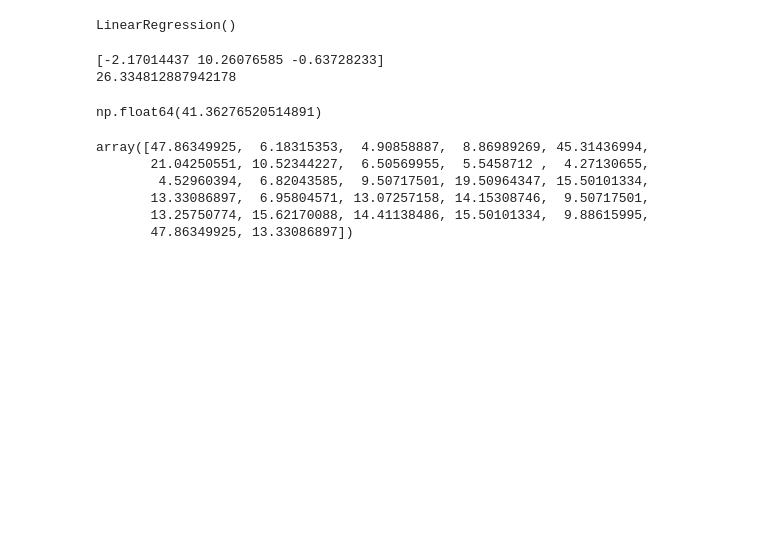
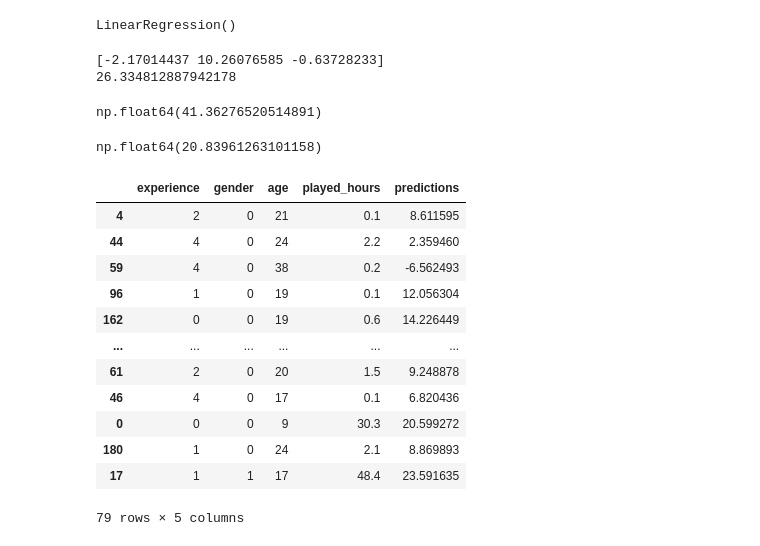
Before and after one commit to mayubi7/dsci-100-project, a Jupyter notebook: dsci_100_fin_project.ipynb, the cells around one changed output. Cells and saved outputs as stored; diff of their text form; code cells hidden in the pictures; blank space fills up the shorter version.

```diff
--- a/dsci_100_fin_project.ipynb
+++ b/dsci_100_fin_project.ipynb
@@ -170,13 +171,25 @@ lm_rmse
 np.float64(41.36276520514891)
 # %%
 play_predictions = lm.predict(X_test_play)
-# lm_rmspe = mean_squared_error(y_test_play, play_predictions)**(1/2)
-# lm_rmspe
-play_predictions
+lm_rmspe = mean_squared_error(y_test_play, play_predictions)**(1/2)
+lm_rmspe
 # %% [output]
-array([47.86349925,  6.18315353,  4.90858887,  8.86989269, 45.31436994,
-       21.04250551, 10.52344227,  6.50569955,  5.5458712 ,  4.27130655,
-        4.52960394,  6.82043585,  9.50717501, 19.50964347, 15.50101334,
-       13.33086897,  6.95804571, 13.07257158, 14.15308746,  9.50717501,
-       13.25750774, 15.62170088, 14.41138486, 15.50101334,  9.88615995,
-       47.86349925, 13.33086897])
+np.float64(20.83961263101158)
+# %%
+#Training set
+train_pred = players_training.assign(predictions=lm_fit.predict(X_train_play))
+train_pred
+# %% [output]
+|  | experience | gender | age | played_hours | predictions |
+| 4 | 2 | 0 | 21 | 0.1 | 8.611595 |
+| 44 | 4 | 0 | 24 | 2.2 | 2.359460 |
+| 59 | 4 | 0 | 38 | 0.2 | -6.562493 |
+| 96 | 1 | 0 | 19 | 0.1 | 12.056304 |
+| 162 | 0 | 0 | 19 | 0.6 | 14.226449 |
+| ... | ... | ... | ... | ... | ... |
+| 61 | 2 | 0 | 20 | 1.5 | 9.248878 |
+| 46 | 4 | 0 | 17 | 0.1 | 6.820436 |
+| 0 | 0 | 0 | 9 | 30.3 | 20.599272 |
+| 180 | 1 | 0 | 24 | 2.1 | 8.869893 |
+| 17 | 1 | 1 | 17 | 48.4 | 23.591635 |
+79 rows × 5 columns
```
Also changed, not shown: parts of 4 cells of this notebook.
